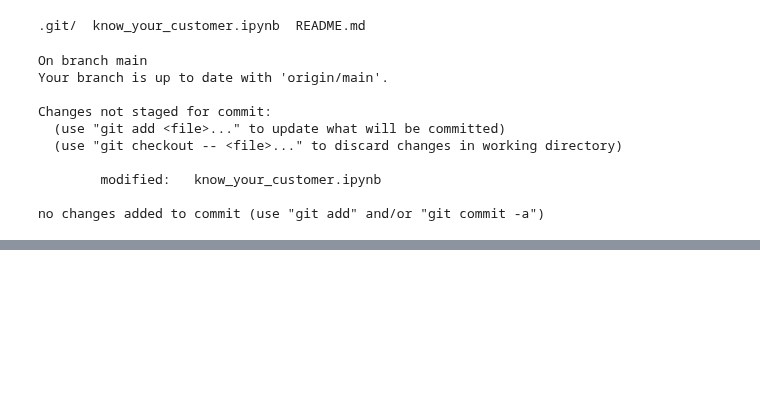
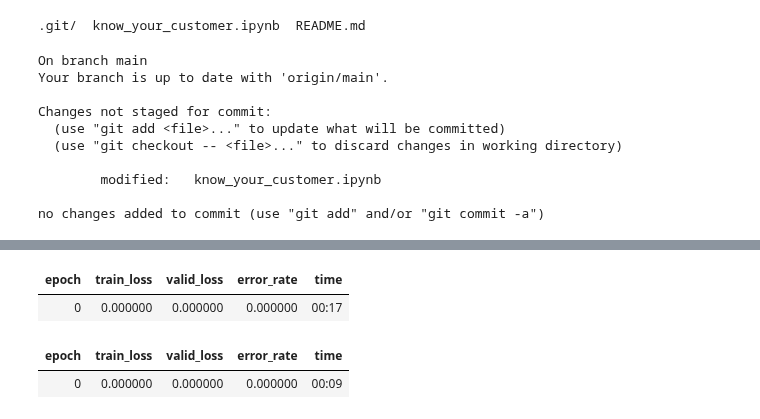
Before and after one commit to alixintong/btt-ai-know-your-customer, a Jupyter notebook: know_your_customer.ipynb, the cells around one changed output, grey strips where cells are left out. Saved outputs shown, nothing was run; the diff lists cells and outputs as text; code cells hidden in the pictures; blank space fills up the shorter version.

```diff
--- a/know_your_customer.ipynb
+++ b/know_your_customer.ipynb
@@ -145,0 +232,5 @@ no changes added to commit (use "git add" and/or "git commit -a")
+# %%
+# Create Learner with pretrained ResNet34
+learn = vision_learner(dls, resnet34, metrics=error_rate)
+learn.fine_tune(1)
+# %% [output]
@@ -145,0 +238,4 @@ no changes added to commit (use "git add" and/or "git commit -a")
+| epoch | train_loss | valid_loss | error_rate | time |
+| 0 | 0.000000 | 0.000000 | 0.000000 | 00:17 |
+| epoch | train_loss | valid_loss | error_rate | time |
+| 0 | 0.000000 | 0.000000 | 0.000000 | 00:09 |
```
Also changed, not shown: parts of 23 cells of this notebook.
